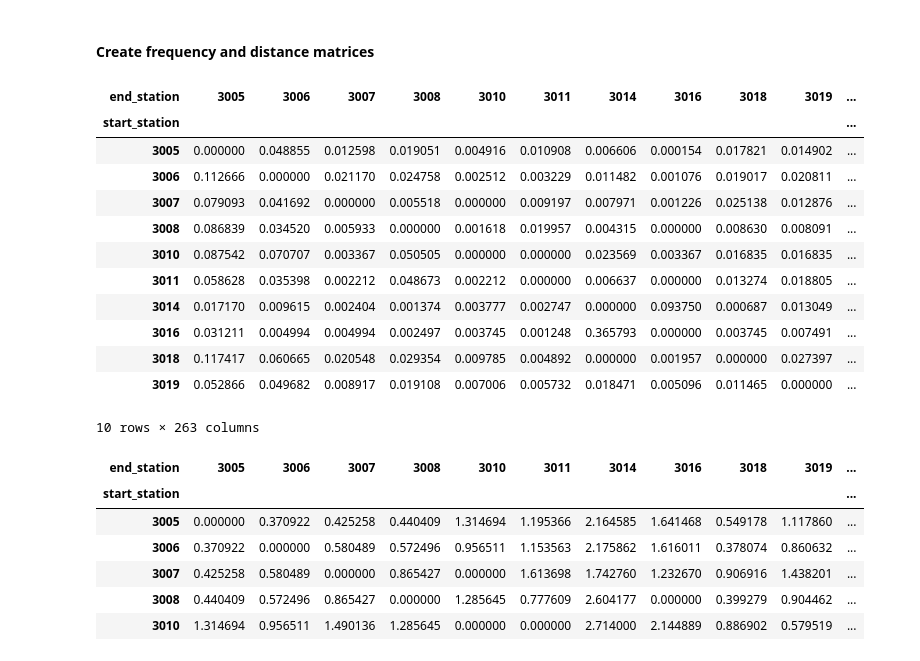
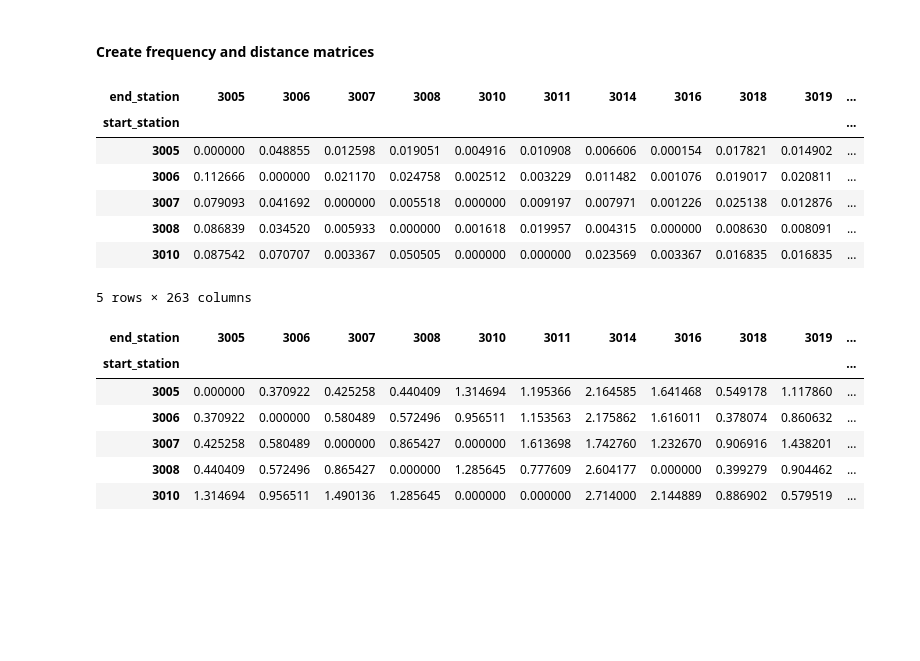
Before and after one commit to jvcanavarro/MetroBike, a Jupyter notebook: notebooks/main.ipynb, the cells around one changed output. Drawn from its saved outputs; the diff is of its cells as text; code cells hidden in the pictures; blank space fills up the shorter version.

```diff
--- a/notebooks/main.ipynb
+++ b/notebooks/main.ipynb
@@ -37,7 +37,7 @@ Index(['trip_id', 'duration', 'start_time', 'end_time', 'start_station',
       dtype='object')
 # %%
 # Remove unecessary columns
-columns = ['duration', 'start_time', 'end_time', 'start_station', 'start_lat', 'start_lon', 'end_station', 'end_lat', 'end_lon', 'bike_id', 'bike_type']
+columns = ['duration', 'start_time', 'end_time', 'start_station', 'start_lat', 'start_lon', 'end_station', 'end_lat', 'end_lon', 'bike_id', 'trip_route_category', 'bike_type']
 df = df[columns]
 df.head()
 # %% [output]
@@ -63,3 +63,7 @@ array([4285, 4286, 3000])
 # %%
 # Remove stations without geolocation
 df = df.dropna()
+# %%
+# Remove trips starting and ending at the same station
+df = df.loc[df.trip_route_category == 'One Way']
+df.head()
@@ -199,7 +212,7 @@ it is noticeable that electric bicycles have a certain "advantage" over ordinary
 # %%
 # Ignore rides that end at same station and calculate total ocurrences by each ride
 group = ['start_station', 'end_station', 'distance']
-stations = df.loc[df.start_station != df.end_station].groupby(group).size().reset_index(name='occurs')
+stations = df.groupby(group).size().reset_index(name='occurs')
 
 # Normalize weights by each group (i.e. each start_station)
 stations['norm_rides'] = stations['occurs'] / stations.groupby('start_station')['occurs'].transform('sum')
@@ -209,21 +222,16 @@ stations = stations.drop_duplicates(['start_station', 'end_station'])
 # %%
 # Pivot to create rides frequency matrix
 freq_matrix = stations.pivot(index='start_station', columns='end_station', values='norm_rides').fillna(0)
-freq_matrix.head(10)
+freq_matrix.head()
 # %% [output]
 | end_station | 3005 | 3006 | 3007 | 3008 | 3010 | 3011 | 3014 | 3016 | 3018 | 3019 | ... |
 | start_station |  |  |  |  |  |  |  |  |  |  | ... |
 | 3005 | 0.000000 | 0.048855 | 0.012598 | 0.019051 | 0.004916 | 0.010908 | 0.006606 | 0.000154 | 0.017821 | 0.014902 | ... |
 | 3006 | 0.112666 | 0.000000 | 0.021170 | 0.024758 | 0.002512 | 0.003229 | 0.011482 | 0.001076 | 0.019017 | 0.020811 | ... |
 | 3007 | 0.079093 | 0.041692 | 0.000000 | 0.005518 | 0.000000 | 0.009197 | 0.007971 | 0.001226 | 0.025138 | 0.012876 | ... |
 | 3008 | 0.086839 | 0.034520 | 0.005933 | 0.000000 | 0.001618 | 0.019957 | 0.004315 | 0.000000 | 0.008630 | 0.008091 | ... |
 | 3010 | 0.087542 | 0.070707 | 0.003367 | 0.050505 | 0.000000 | 0.000000 | 0.023569 | 0.003367 | 0.016835 | 0.016835 | ... |
-| 3011 | 0.058628 | 0.035398 | 0.002212 | 0.048673 | 0.002212 | 0.000000 | 0.006637 | 0.000000 | 0.013274 | 0.018805 | ... |
-| 3014 | 0.017170 | 0.009615 | 0.002404 | 0.001374 | 0.003777 | 0.002747 | 0.000000 | 0.093750 | 0.000687 | 0.013049 | ... |
-| 3016 | 0.031211 | 0.004994 | 0.004994 | 0.002497 | 0.003745 | 0.001248 | 0.365793 | 0.000000 | 0.003745 | 0.007491 | ... |
-| 3018 | 0.117417 | 0.060665 | 0.020548 | 0.029354 | 0.009785 | 0.004892 | 0.000000 | 0.001957 | 0.000000 | 0.027397 | ... |
-| 3019 | 0.052866 | 0.049682 | 0.008917 | 0.019108 | 0.007006 | 0.005732 | 0.018471 | 0.005096 | 0.011465 | 0.000000 | ... |
-10 rows × 263 columns
+5 rows × 263 columns
 # %%
 # Stations distance matrix
 distance_matrix = stations.pivot(index='start_station', columns='end_station', values='distance').fillna(0)
```
Also changed, not shown: parts of 10 cells of this notebook.
